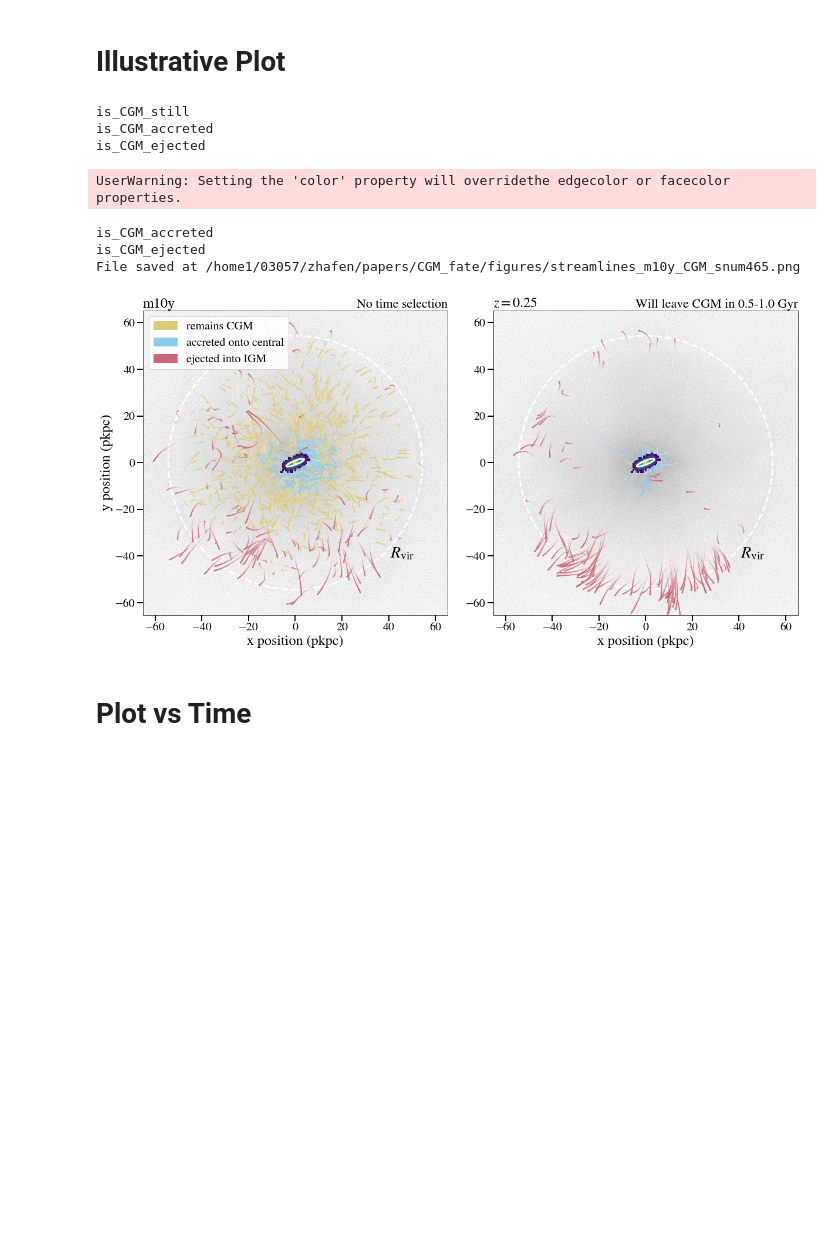
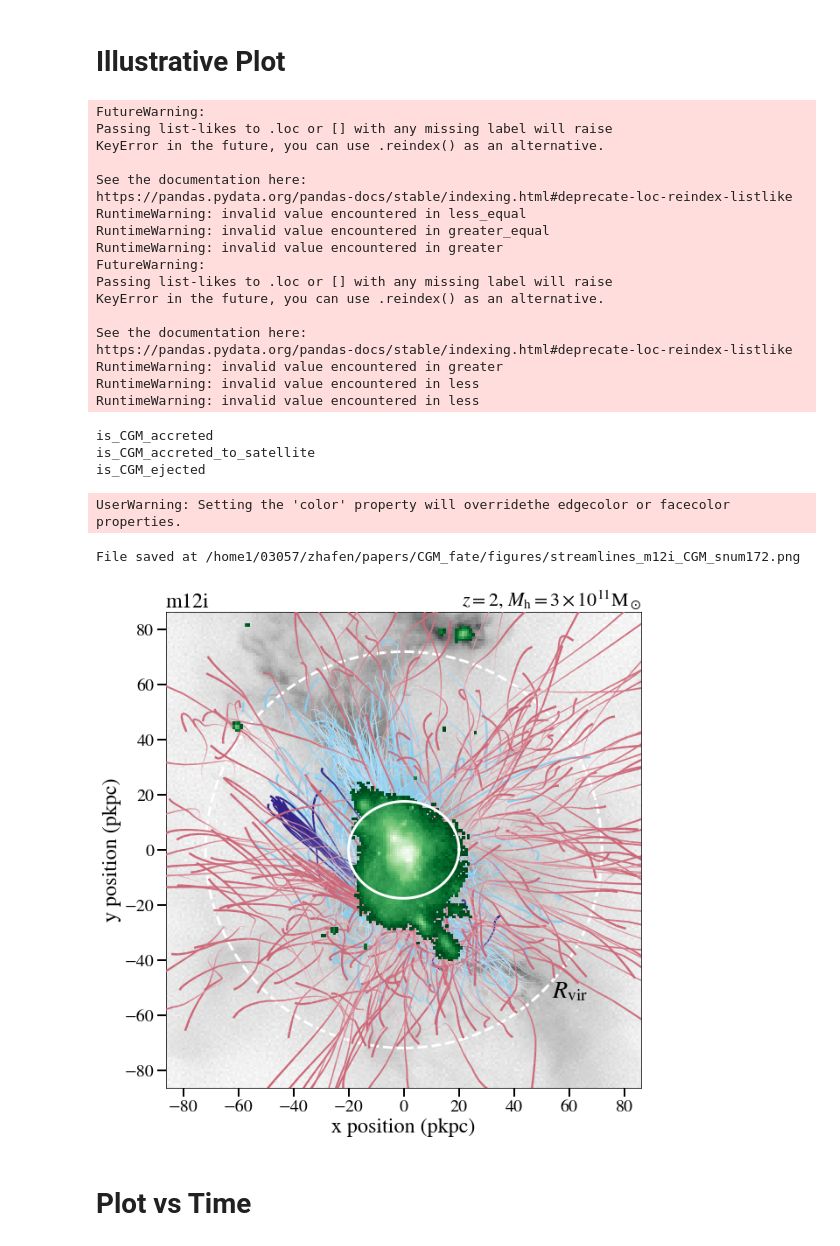
Before and after one commit to zhafen/CGM_fate_analysis, a Jupyter notebook: single_sim_analysis/streamline_plot.ipynb, the cells around one changed output. Cells and saved outputs as stored; diff of their text form; code cells hidden in the pictures; blank space fills up the shorter version.

Commit message:
More plotting tweaks.

```diff
--- a/single_sim_analysis/streamline_plot.ipynb
+++ b/single_sim_analysis/streamline_plot.ipynb
@@ -28,8 +29,8 @@ import linefinder.config as config
 # %% [markdown]
 # Load Data
 # %%
-default_sim = 'm10y'
-default_snum = 465
+default_sim = 'm12i'
+default_snum = 172
 # %%
 sim_name, snum = exec_helpers.choose_config_or_commandline(
     [ default_sim, default_snum ]
@@ -138,8 +139,8 @@ data_args = {
 fig = plt.figure( figsize=(20,10), facecolor='white' )
 main_ax = plt.gca()
 
-gs = matplotlib.gridspec.GridSpec( 1, 2 )
-axs = [ plt.subplot( gs[0,0] ), plt.subplot( gs[0,1] ) ]
+gs = matplotlib.gridspec.GridSpec( 1, 1 )
+axs = [ plt.subplot( gs[0,0] ), ]#plt.subplot( gs[0,1] ) ]
 
 gs.update( wspace=0.15 )
 
@@ -163,7 +164,7 @@ w.data_masker.mask_data(
     mask_name = 'in_CGM',
 )
 
-for j, sample_selected_interval in enumerate( [ False, True ] ):
+for j, sample_selected_interval in enumerate( [ False, ] ):
 
     ax = axs[j]
 
@@ -320,7 +321,7 @@ for j, sample_selected_interval in enumerate( [ False, True ] ):
     s_plotter.histogram2d(
         x_axis,
         y_axis,
-        cmap = cm.viridis,
+        cmap = cm.Greens_r,
         ax = ax,
         x_range = plotted_range,
         y_range = plotted_range,
@@ -381,55 +382,77 @@ for j, sample_selected_interval in enumerate( [ False, True ] ):
         zorder = 200,
     )
 
-    if ax.is_first_col():
-        filter_label = 'No time selection'
-    if ax.is_last_col():
-        filter_label = 'Will leave CGM in {}-{} Gyr'.format(
-            t_show_min[snum],
-            t_show_max[snum],
-        )
+#     if ax.is_first_col():
+#         filter_label = 'No time selection'
+#     if ax.is_last_col():
+#         filter_label = 'Will leave CGM in {}-{} Gyr'.format(
+#             t_show_min[snum],
+#             t_show_max[snum],
+#         )
+
+    m_vir_f = py2tex.to_tex_scientific_notation( w.m_vir[snum] )
+    upper_right_label = r'$z = {:.2g}$, $M_{{\rm h}} = {} {{\rm M}}_\odot$'.format(
+        g_data.redshift,
+        m_vir_f,
+    )
     ax.annotate(
-        s = filter_label,
+        s = upper_right_label,
         xy = ( 1., 1. ),
         xycoords = 'axes fraction',
         va = 'bottom',
         ha = 'right',
         fontsize = 22,
     )
 
-    if ax.is_first_col():
+    if ax.is_first_col() and (snum == 465) and (sim_name == 'm12i'):
         leg = ax.legend(
             color_objects,
             labels,
             prop={'size': 20},
             ncol=1,
     #         loc=(0.65, 0.83),
             loc='upper left',
             fontsize=24,
             framealpha = 0.9,
         )
         leg.set_zorder( 200 )
 
     ax.set_aspect( 'equal' )
 
 save_file = 'streamlines_{}.png'.format( defaults['tag'] )
 plotting.save_fig(
     out_dir = file_manager.get_project_figure_dir(),
     save_file = save_file,
     fig = fig,
     resolution = 50,
 )
 
 fig
 # %% [output]
-is_CGM_still
-is_CGM_accreted
-is_CGM_ejected
+FutureWarning:
+Passing list-likes to .loc or [] with any missing label will raise
+KeyError in the future, you can use .reindex() as an alternative.
+
+See the documentation here:
+https://pandas.pydata.org/pandas-docs/stable/indexing.html#deprecate-loc-reindex-listlike
+RuntimeWarning: invalid value encountered in less_equal
+RuntimeWarning: invalid value encountered in greater_equal
+RuntimeWarning: invalid value encountered in greater
+FutureWarning:
+Passing list-likes to .loc or [] with any missing label will raise
+KeyError in the future, you can use .reindex() as an alternative.
+
+See the documentation here:
+https://pandas.pydata.org/pandas-docs/stable/indexing.html#deprecate-loc-reindex-listlike
+RuntimeWarning: invalid value encountered in greater
+RuntimeWarning: invalid value encountered in less
+RuntimeWarning: invalid value encountered in less
-UserWarning: Setting the 'color' property will overridethe edgecolor or facecolor properties.
+is_CGM_accreted
+is_CGM_accreted_to_satellite
+is_CGM_ejected
-is_CGM_accreted
-is_CGM_ejected
-File saved at /home1/03057/zhafen/papers/CGM_fate/figures/streamlines_m10y_CGM_snum465.png
+UserWarning: Setting the 'color' property will overridethe edgecolor or facecolor properties.
+File saved at /home1/03057/zhafen/papers/CGM_fate/figures/streamlines_m12i_CGM_snum172.png
-[figure, old version]
+[figure, new version]
 # %% [markdown]
 # Plot vs Time
 # %%
```
Also changed, not shown: parts of 16 cells of this notebook, 3 other files.
